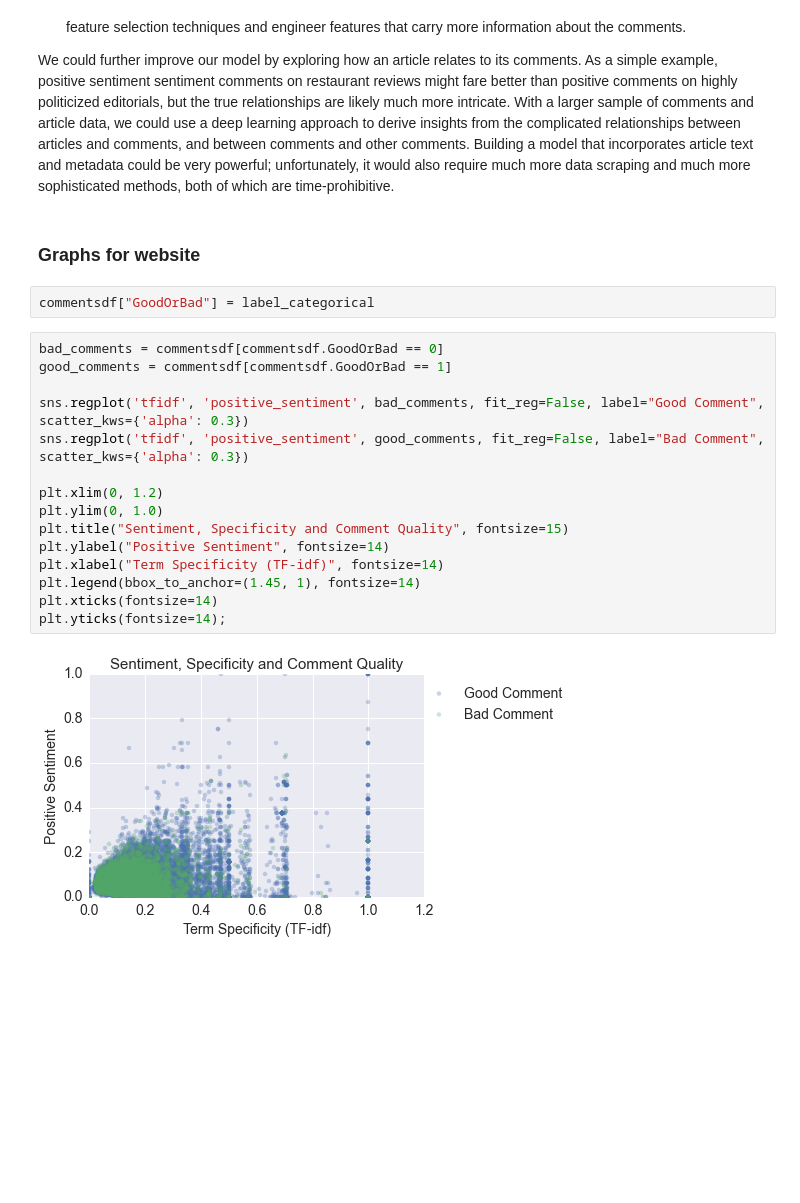
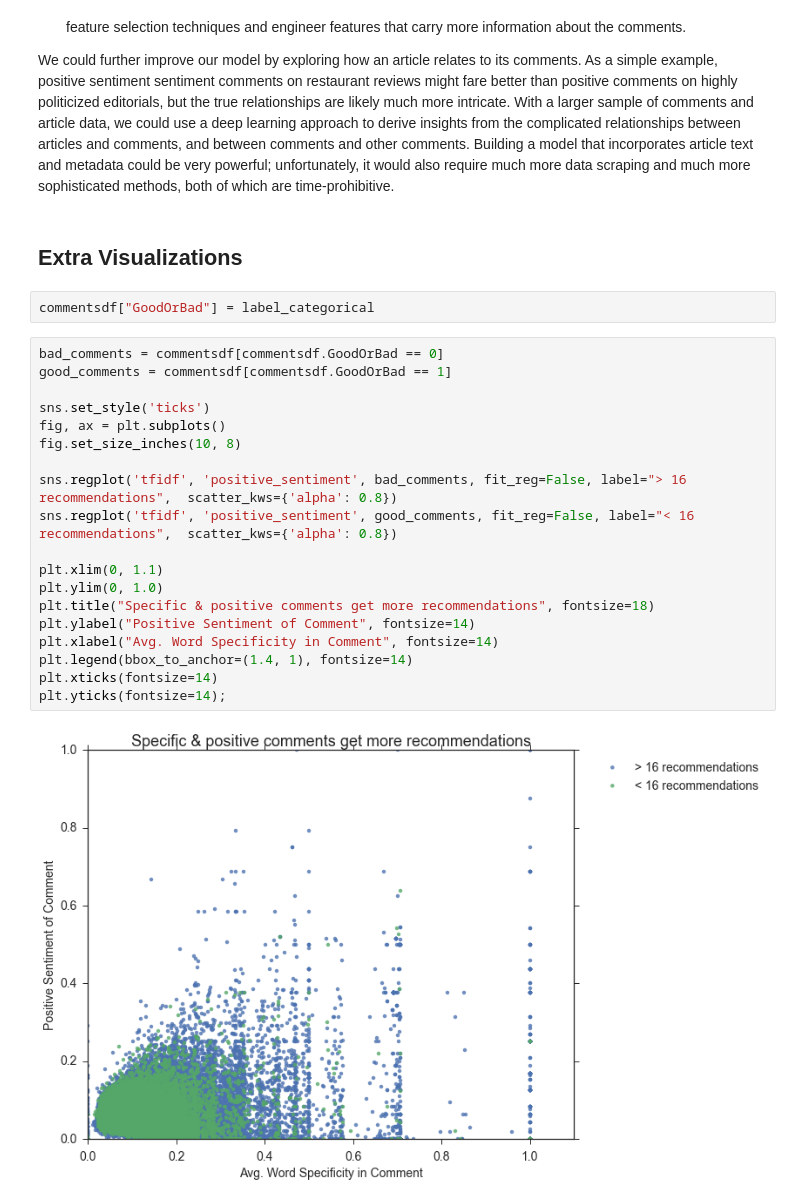
Before and after one commit to CS109-comment/NYTimes-Comment-Popularity-Prediction, a Jupyter notebook: IPython Process Notebook.ipynb, the cells around one changed output. Drawn from its saved outputs; the diff is of its cells as text; blank space fills up the shorter version.

```diff
--- a/IPython Process Notebook.ipynb
+++ b/IPython Process Notebook.ipynb
@@ -953,24 +953,28 @@ We clearly had a great deal of trouble generating an even moderately useful pred
 * **NLP:** NLP is a deep and complicated field, and since we did not have prior experience, we were able to perform only rudimentary feature selection. Given more time, we could research and implement more sophisticated feature selection techniques and engineer features that carry more information about the comments.
 
 We could further improve our model by exploring how an article relates to its comments. As a simple example, positive sentiment sentiment comments on restaurant reviews might fare better than positive comments on highly politicized editorials, but the true relationships are likely much more intricate. With a larger sample of comments and article data, we could use a deep learning approach to derive insights from the complicated relationships between articles and comments, and between comments and other comments. Building a model that incorporates article text and metadata could be very powerful; unfortunately, it would also require much more data scraping and much more sophisticated methods, both of which are time-prohibitive.
-# %% [markdown]
-### Graphs for website
+# %% [markdown]
+## Extra Visualizations
 # %%
 commentsdf["GoodOrBad"] = label_categorical
 # %%
 bad_comments = commentsdf[commentsdf.GoodOrBad == 0]
 good_comments = commentsdf[commentsdf.GoodOrBad == 1]
 
-sns.regplot('tfidf', 'positive_sentiment', bad_comments, fit_reg=False, label="Good Comment",  scatter_kws={'alpha': 0.3})
-sns.regplot('tfidf', 'positive_sentiment', good_comments, fit_reg=False, label="Bad Comment",  scatter_kws={'alpha': 0.3})
+sns.set_style('ticks')
+fig, ax = plt.subplots()
+fig.set_size_inches(10, 8)
 
-plt.xlim(0, 1.2)
+sns.regplot('tfidf', 'positive_sentiment', bad_comments, fit_reg=False, label="> 16 recommendations",  scatter_kws={'alpha': 0.8})
+sns.regplot('tfidf', 'positive_sentiment', good_comments, fit_reg=False, label="< 16 recommendations",  scatter_kws={'alpha': 0.8})
+
+plt.xlim(0, 1.1)
 plt.ylim(0, 1.0)
-plt.title("Sentiment, Specificity and Comment Quality", fontsize=15)
-plt.ylabel("Positive Sentiment", fontsize=14)
-plt.xlabel("Term Specificity (TF-idf)", fontsize=14)
-plt.legend(bbox_to_anchor=(1.45, 1), fontsize=14)
+plt.title("Specific & positive comments get more recommendations", fontsize=18)
+plt.ylabel("Positive Sentiment of Comment", fontsize=14)
+plt.xlabel("Avg. Word Specificity in Comment", fontsize=14)
+plt.legend(bbox_to_anchor=(1.4, 1), fontsize=14)
 plt.xticks(fontsize=14)
 plt.yticks(fontsize=14);
 # %% [output]
-[figure, old version]
+[figure, new version]
```
